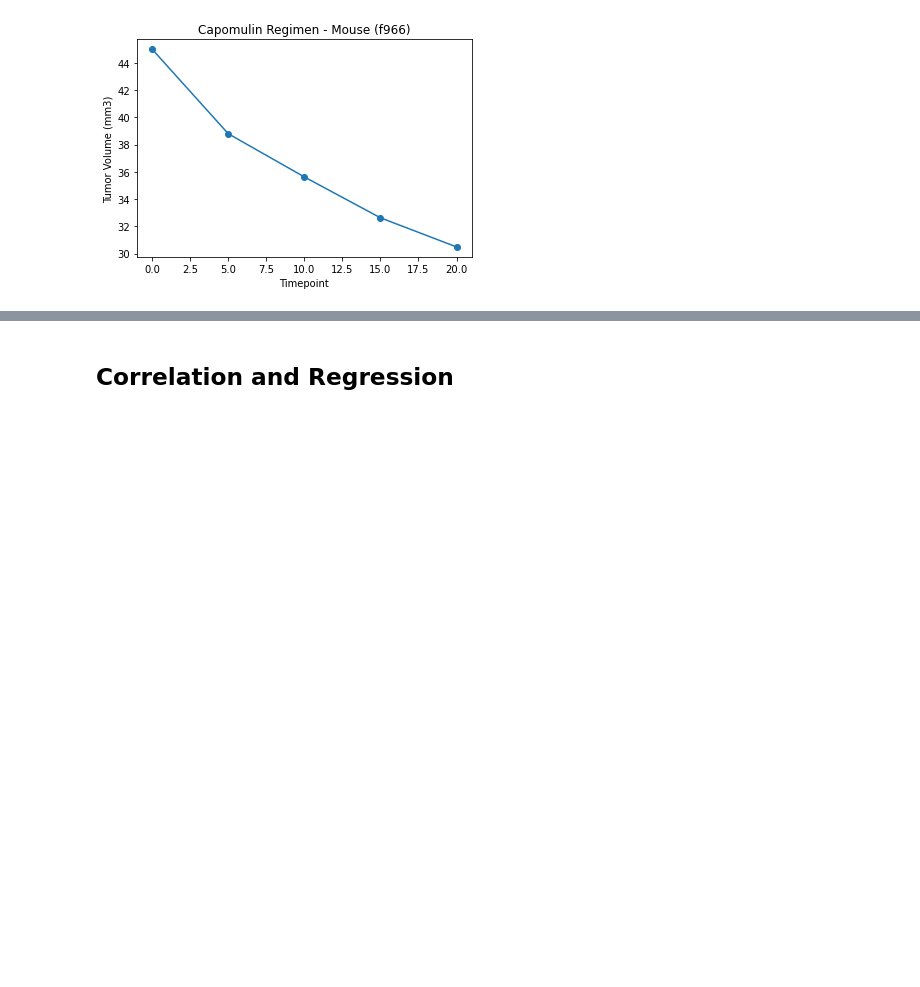
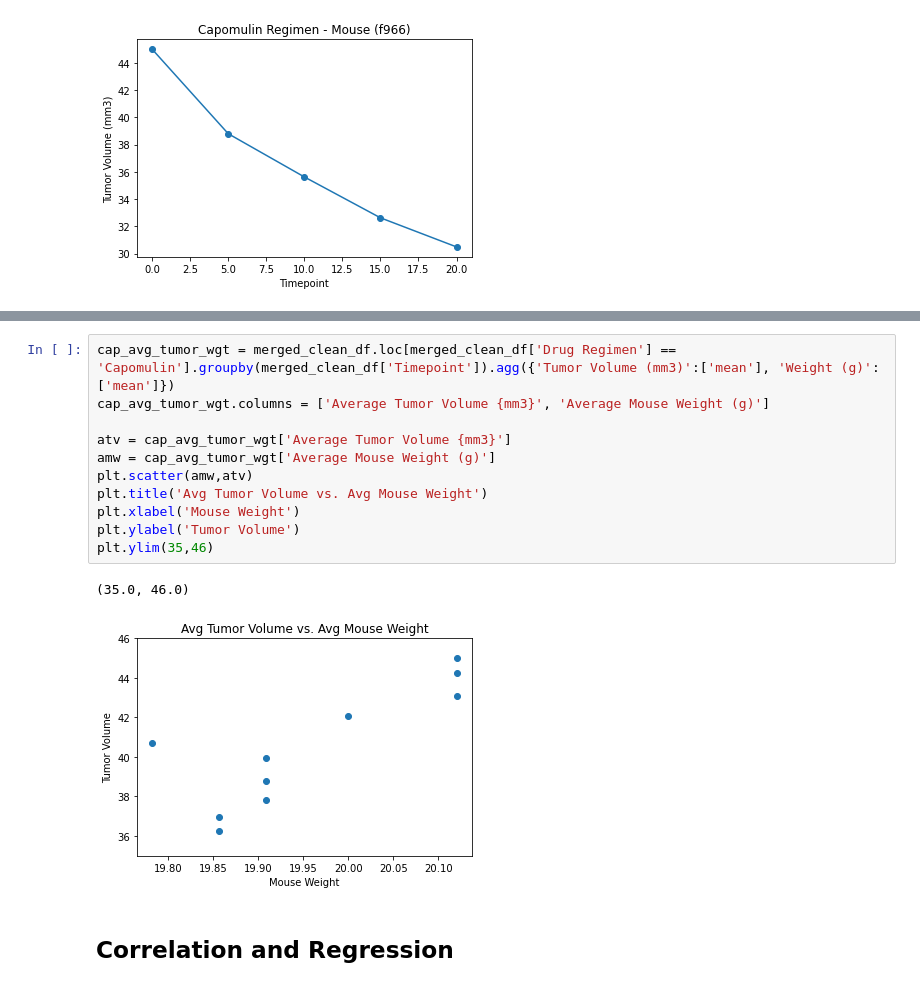
Before and after one commit to abarnatan/matplotlib-challenge, a Jupyter notebook: pymaceuticals_starter.ipynb, the cells around one changed output, grey strips where cells are left out. Saved outputs shown, nothing was run; the diff lists cells and outputs as text; blank space fills up the shorter version.

```diff
--- a/pymaceuticals_starter.ipynb
+++ b/pymaceuticals_starter.ipynb
@@ -328,3 +342,17 @@ Text(0, 0.5, 'Tumor Volume (mm3)')
+# %%
+cap_avg_tumor_wgt = merged_clean_df.loc[merged_clean_df['Drug Regimen'] == 'Capomulin'].groupby(merged_clean_df['Timepoint']).agg({'Tumor Volume (mm3)':['mean'], 'Weight (g)':['mean']})
+cap_avg_tumor_wgt.columns = ['Average Tumor Volume {mm3}', 'Average Mouse Weight (g)']
+
+atv = cap_avg_tumor_wgt['Average Tumor Volume {mm3}']
+amw = cap_avg_tumor_wgt['Average Mouse Weight (g)']
+plt.scatter(amw,atv)
+plt.title('Avg Tumor Volume vs. Avg Mouse Weight')
+plt.xlabel('Mouse Weight')
+plt.ylabel('Tumor Volume')
+plt.ylim(35,46)
+# %% [output]
+(35.0, 46.0)
+[figure, added]
 # %% [markdown]
 ## Correlation and Regression
 # %%
```
Also changed, not shown: parts of 2 cells of this notebook.
